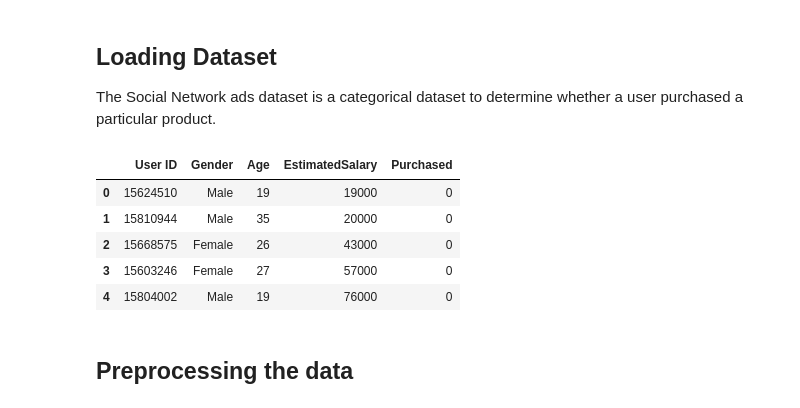
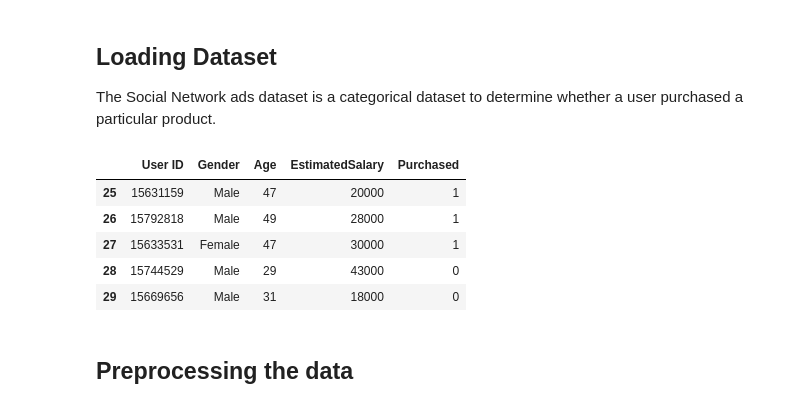
Before and after one commit to AU-AIML-LAB/AICP509-neural-computing-lab, a Jupyter notebook: SupporVectorMachine.ipynb, the cells around one changed output. Drawn from its saved outputs; the diff is of its cells as text; code cells hidden in the pictures.

```diff
--- a/SupporVectorMachine.ipynb
+++ b/SupporVectorMachine.ipynb
@@ -22,14 +22,14 @@ from sklearn.svm import SVC
 The Social Network ads dataset is a categorical dataset to determine whether a user purchased a particular product.
 # %%
 df = pd.read_csv('datasets/Social_Network_Ads.csv')
-df.head()
+display(df[25:30])
 # %% [output]
 |  | User ID | Gender | Age | EstimatedSalary | Purchased |
-| 0 | 15624510 | Male | 19 | 19000 | 0 |
-| 1 | 15810944 | Male | 35 | 20000 | 0 |
-| 2 | 15668575 | Female | 26 | 43000 | 0 |
-| 3 | 15603246 | Female | 27 | 57000 | 0 |
-| 4 | 15804002 | Male | 19 | 76000 | 0 |
+| 25 | 15631159 | Male | 47 | 20000 | 1 |
+| 26 | 15792818 | Male | 49 | 28000 | 1 |
+| 27 | 15633531 | Female | 47 | 30000 | 1 |
+| 28 | 15744529 | Male | 29 | 43000 | 0 |
+| 29 | 15669656 | Male | 31 | 18000 | 0 |
 # %%
 X = df.iloc[:, [2, 3]].values
 y = df.iloc[:, 4].values
```
Also changed, not shown: parts of 1 cell of this notebook, 2 other files.
